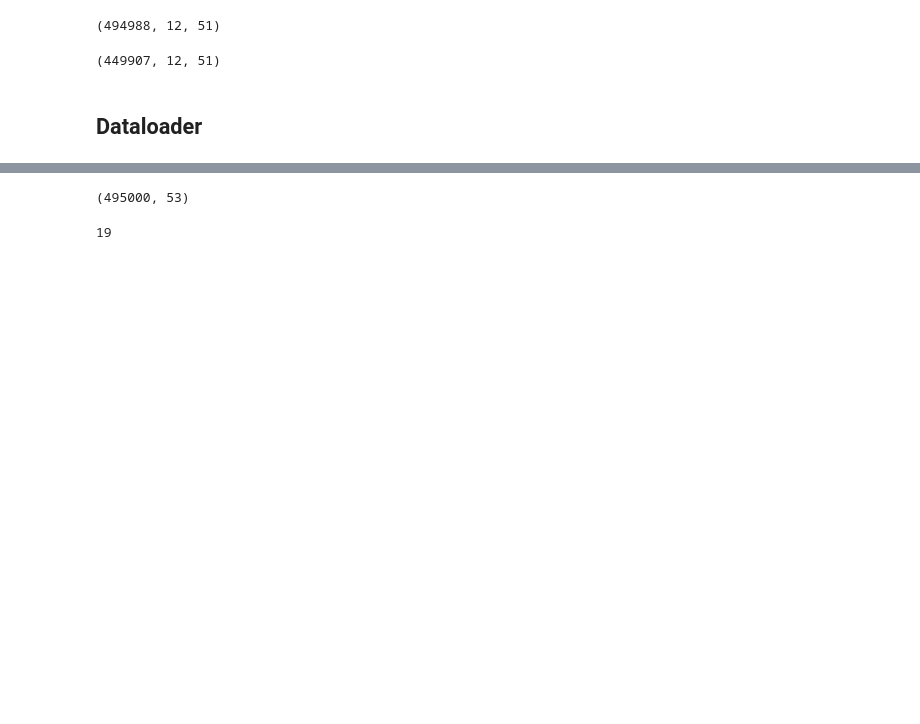
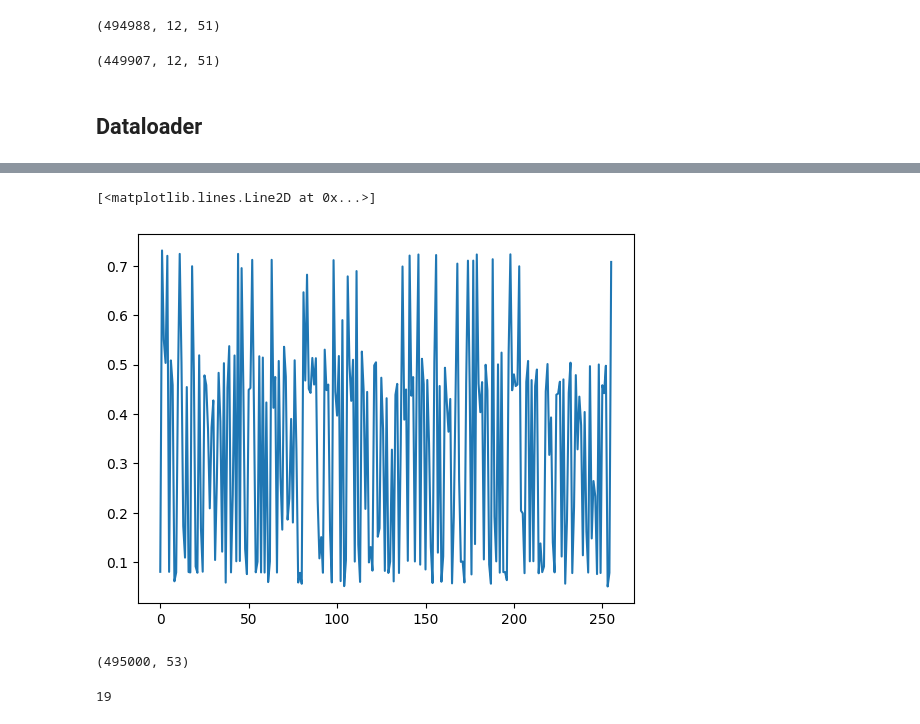
Before and after one commit to Colliquake/USAD, a Jupyter notebook: usad.ipynb, the cells around one changed output, grey strips where cells are left out. Saved outputs shown, nothing was run; the diff lists cells and outputs as text; code cells hidden in the pictures; blank space fills up the shorter version.

Commit message:
results

```diff
--- a/usad.ipynb
+++ b/usad.ipynb
@@ -304,3 +342,25 @@ AD_scores = validation_step(model, test_dataloader)
+# %%
+def validation_one_batch(model, batch):
+    model.eval()
+    AD_scores = []
+    with torch.no_grad():
+        batch = batch.to(dtype=torch.float32, device=device)
+        w1 = model.decoder1(model.encoder(batch))
+        w2 = model.decoder2(model.encoder(w1))
+        AD_scores.append(alpha*torch.mean((batch-w1)**2,axis=1)+beta*torch.mean((batch-w2)**2,axis=1))
+
+    return AD_scores
+# %%
+batch = next(iter(test_dataloader))
+# %%
+result = validation_one_batch(model, batch)
+# %%
+result = flatten_round_np(result)
+# %%
+plt.plot(result)
+# %% [output]
+[<matplotlib.lines.Line2D at 0x...>]
+[figure, added]
 # %%
 normal_df = pd.read_csv("datasets/SWaT/SWaT_Dataset_Normal_v1.csv", sep=',')
 normal_df.shape
```
Also changed, not shown: parts of 29 cells of this notebook, 6 other files.
